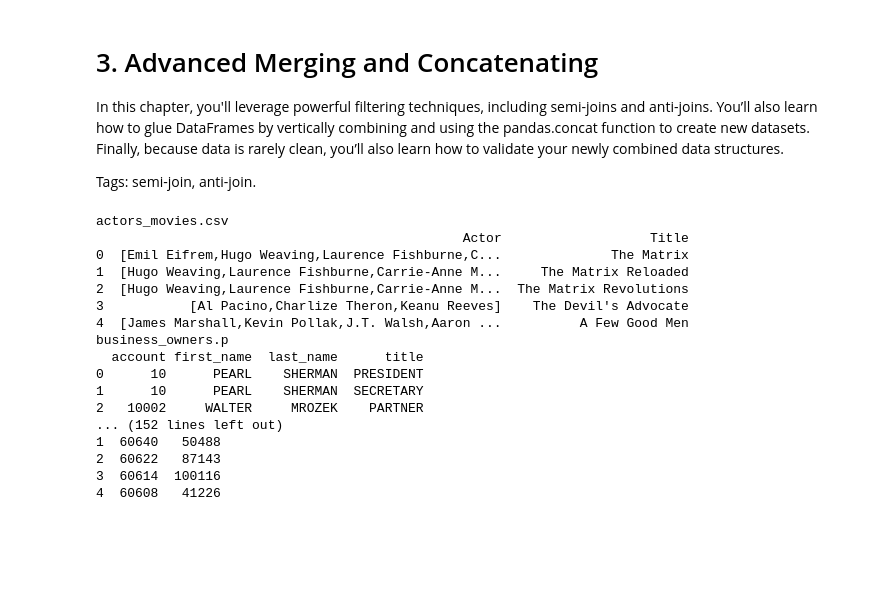
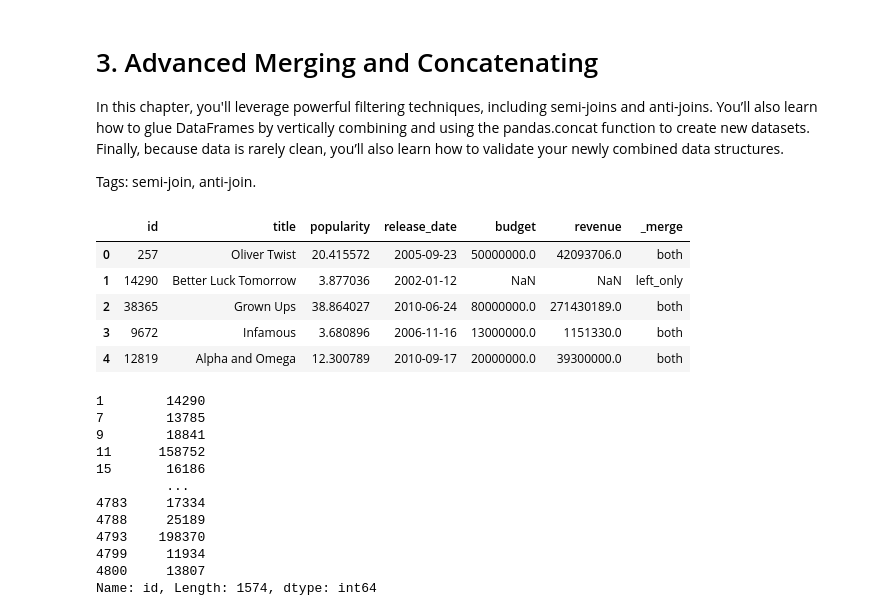
Before and after one commit to kbantoec/dsuc, a Jupyter notebook: joining_data_pandas/notebook.ipynb, the cells around one changed output. Cells and saved outputs as stored; diff of their text form; code cells hidden in the pictures; blank space fills up the shorter version.

```diff
--- a/joining_data_pandas/notebook.ipynb
+++ b/joining_data_pandas/notebook.ipynb
@@ -263,26 +263,30 @@ titles_diff.sort_values(by='diff', ascending=False).head()
 In this chapter, you'll leverage powerful filtering techniques, including semi-joins and anti-joins. You’ll also learn how to glue DataFrames by vertically combining and using the pandas.concat function to create new datasets. Finally, because data is rarely clean, you’ll also learn how to validate your newly combined data structures.
 
 Tags: semi-join, anti-join.
-# %%
-for f in os.listdir(DATAPATH):
-    print(f)
-    df = pd.read_csv(DATAPATH / f) if f.endswith('.csv') else pd.read_pickle(DATAPATH / f)
-    print(df.head())
-# %% [output]
-actors_movies.csv
-                                               Actor                   Title
-0  [Emil Eifrem,Hugo Weaving,Laurence Fishburne,C...              The Matrix
-1  [Hugo Weaving,Laurence Fishburne,Carrie-Anne M...     The Matrix Reloaded
-2  [Hugo Weaving,Laurence Fishburne,Carrie-Anne M...  The Matrix Revolutions
-3           [Al Pacino,Charlize Theron,Keanu Reeves]    The Devil's Advocate
-4  [James Marshall,Kevin Pollak,J.T. Walsh,Aaron ...          A Few Good Men
-business_owners.p
-  account first_name  last_name      title
-0      10      PEARL    SHERMAN  PRESIDENT
-1      10      PEARL    SHERMAN  SECRETARY
-2   10002     WALTER     MROZEK    PARTNER
-... (152 lines left out)
-1  60640   50488
-2  60622   87143
-3  60614  100116
-4  60608   41226
+# %%
+movies_financials = movies.merge(financials, on='id', how='left', indicator=True)
+movies_financials.head()
+# %% [output]
+|  | id | title | popularity | release_date | budget | revenue | _merge |
+| 0 | 257 | Oliver Twist | 20.415572 | 2005-09-23 | 50000000.0 | 42093706.0 | both |
+| 1 | 14290 | Better Luck Tomorrow | 3.877036 | 2002-01-12 | NaN | NaN | left_only |
+| 2 | 38365 | Grown Ups | 38.864027 | 2010-06-24 | 80000000.0 | 271430189.0 | both |
+| 3 | 9672 | Infamous | 3.680896 | 2006-11-16 | 13000000.0 | 1151330.0 | both |
+| 4 | 12819 | Alpha and Omega | 12.300789 | 2010-09-17 | 20000000.0 | 39300000.0 | both |
+# %%
+# Select the vid column where _merge is left_only
+id_list = movies_financials.loc[movies_financials['_merge'] == 'left_only', 'id']
+id_list
+# %% [output]
+1        14290
+7        13785
+9        18841
+11      158752
+15       16186
+         ...
+4783     17334
+4788     25189
+4793    198370
+4799     11934
+4800     13807
+Name: id, Length: 1574, dtype: int64
```
Also changed, not shown: parts of 3 cells of this notebook.
